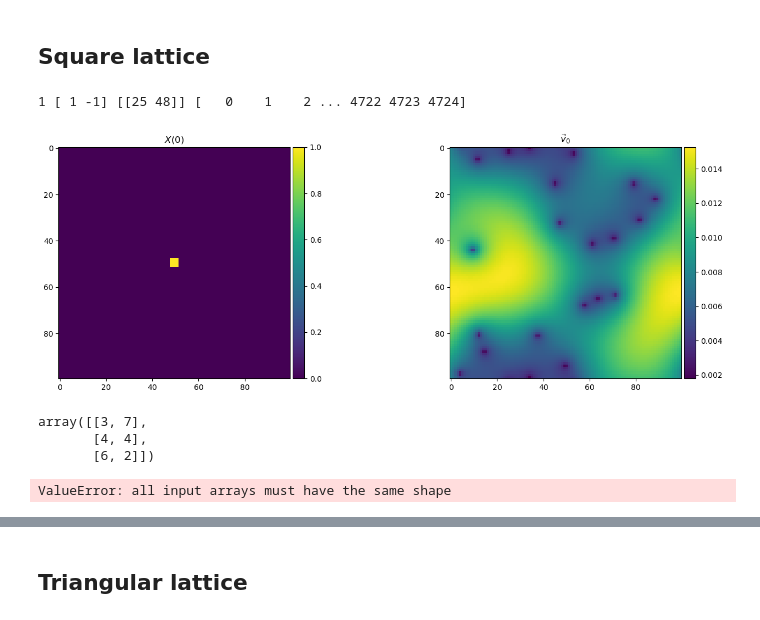
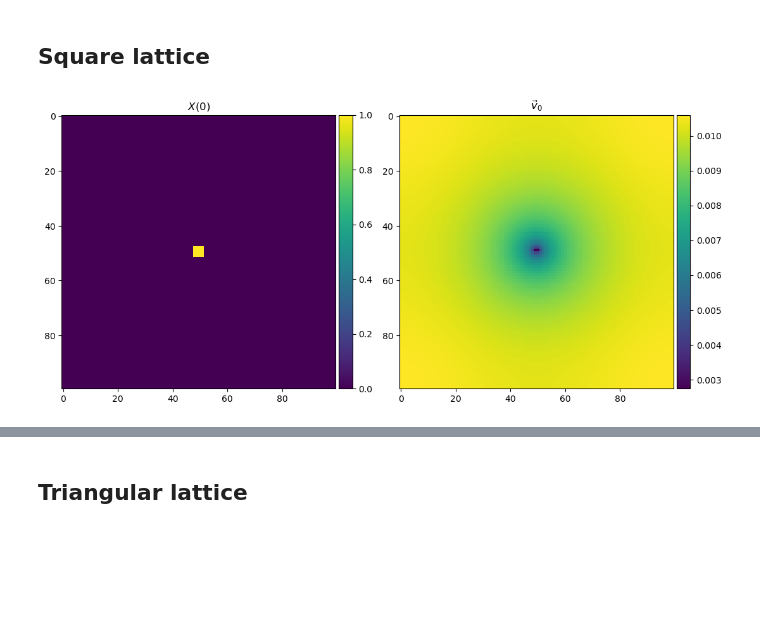
Before and after one commit to giulioiannelli/lrgsglib-public, a Jupyter notebook: notebooks/lattice2d_slaplacianDynamics.ipynb, the cells around one changed output, grey strips where cells are left out. Drawn from its saved outputs; the diff is of its cells as text; code cells hidden in the pictures; blank space fills up the shorter version.

```diff
--- a/notebooks/lattice2d_slaplacianDynamics.ipynb
+++ b/notebooks/lattice2d_slaplacianDynamics.ipynb
@@ -45,75 +51,23 @@ SLRG_obj.flip_random_fract_edges()
 # %%
-SLRG_obj.initCond = 'window_multiple_1'
 SLRG_obj.laplacian_dynamics_init(
     window_size=1,
     window_shift_y=0,
-    window_shift_x=0)
-initial_state = SLRG_obj.status_array.reshape(SLRG_obj.system.side1, SLRG_obj.system.side2)
-SLRG_obj.compute_k_eigvV(howmany=1)
-eigen_state = SLRG_obj.eigV.T[0].reshape(SLRG_obj.system.side1, SLRG_obj.system.side2)
-eigv0 = SLRG_obj.eigv[0]
+    window_shift_x=0,
+    win_val=-1)
+#
+initial_state = SLRG_obj.status_array.reshape(SLRG_obj.syshape)
+eigen_state = SLRG_obj.eigV.T[eigenmode_no].reshape(SLRG_obj.syshape)
-# %% [output]
-1 [ 1 -1] [[25 48]] [   0    1    2 ... 4722 4723 4724]
 # %%
-fig, axs = plt.subplots(1, 2, figsize=(15, 5))
-# Plot the data using imshow and add colorbars
+fig, axs = plt.subplots(1, 2, figsize=(11, 5))
+#
 im1 = axs[0].imshow(initial_state)
+_ = imshow_colorbar_caxdivider(im1, axs[0])
 axs[0].set_title(r'$X(0)$')
-if np.mean(initial_state)*np.mean(eigen_state) < 0:
-    eigen_state = -eigen_state
+#
 im3 = axs[1].imshow(eigen_state)
+_ = imshow_colorbar_caxdivider(im3, axs[1])
 axs[1].set_title(r'$\vec{v}_0$')
-# Create colorbars on the right side of each subplot
-divider1 = make_axes_locatable(axs[0])
-cax1 = divider1.append_axes("right", size="5%", pad=0.05)
-colorbar1 = plt.colorbar(im1, cax=cax1)
-divider3 = make_axes_locatable(axs[1])
-cax3 = divider3.append_axes("right", size="5%", pad=0.05)
-colorbar3 = plt.colorbar(im3, cax=cax3)
+#
 fig.tight_layout()
 # %% [output]
-[figure, old version]
+[figure, new version]
-# %%
-N = 300
-L = 10
-wndwS = 2
-nsquares = 3
-wndwSa = np.array([wndwS, -wndwS])
-sqTmp = np.random.randint(wndwS, L-wndwS, size=(nsquares, 2))
-sqIdx = np.concatenate([
-                    np.concatenate([
-                        [j+i*L
-                         for j in range(iSq[0])]
-                         for i in range(iSq[1])])
-                    for iSq in sqTmp])
-# sqIdx = np.concatenate([wndwSa
-#                     np.concatenate([
-#                         [j+i*L
-#                          for j in range(iSq[0])]
-#                          for i in range(iSq[1])])
-#                     for iSq in sqTmp])
-# initStatus = np.zeros(N)
-sqTmp
-# %% [output]
-array([[3, 7],
-       [4, 4],
-       [6, 2]])
-# %%
-original_array = np.array([[5, 9],
-                           [1, 4],
-                           [7, 2]])
-
-# Calculate the new values using broadcasting
-values = np.stack((original_array, original_array + 2), axis=2)
-indices = np.stack((np.arange(2), np.arange(2) + 2), axis=0)
-
-# Combine values and indices
-new_array = np.stack((values, indices), axis=2)
-
-print("Original array:")
-print(original_array)
-
-print("\nNew array:")
-print(new_array)
-# %% [output]
-ValueError: all input arrays must have the same shape
```
Also changed, not shown: parts of 20 cells of this notebook, 3 other files.
